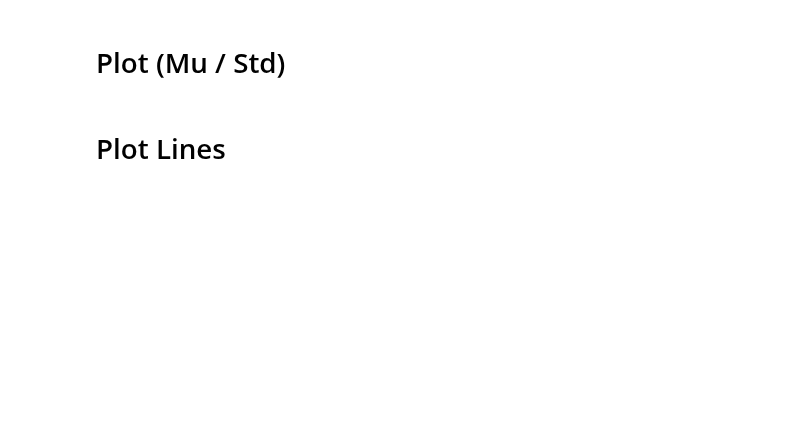
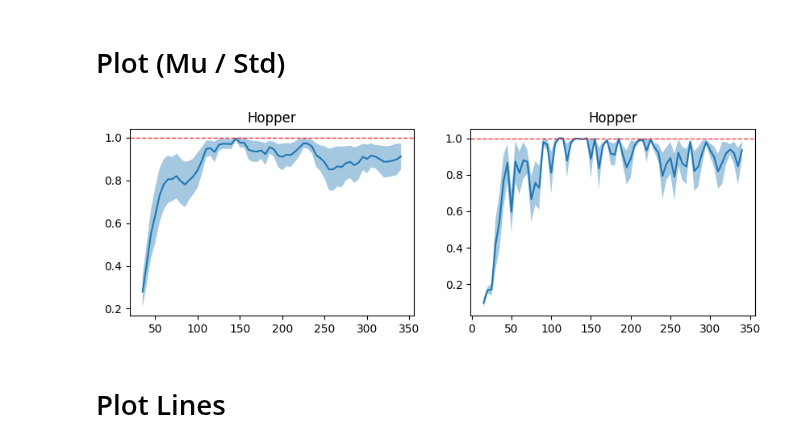
Before and after one commit to adibka/RIZE, a Jupyter notebook: plot.ipynb, the cells around one changed output. Saved outputs shown, nothing was run; the diff lists cells and outputs as text; code cells hidden in the pictures; blank space fills up the shorter version.

Commit message:
update plotting

```diff
--- a/plot.ipynb
+++ b/plot.ipynb
@@ -536,6 +512,0 @@ def plot_curves(paths,
-# %%
-paths = (path_s0, path_s1, path_s2)
-plot_curves(paths, 'Walker', 330, title='Z Estimation', item='evaluation/EB/Q_Pred Mean', std_coef=0.5, window=10)
-# %%
-paths = (path_s0, path_s1, path_s2)
-plot_curves(paths, 'Walker', 330, title='b value', item='trainer/Bias Value', std_coef=0.5, window=10)
@@ -542,2 +559,5 @@ plot_curves(paths, 'Walker', 330, title='b value', item='trainer/Bias Value', st
+# %%
+paths = (path_s0, path_s1, path_s2, path_s3, path_s4)
+df = x_runs(paths, 'hopper', d1=False, save_df=True)
 # %% [markdown]
 # Plot (Mu / Std)
@@ -605,3 +564,37 @@ plot_curves(paths, 'Walker', 330, std_coef=0.5, window=10)
+# %%
+def plot_curves(df_path,
+                std_coef=0.5,
+                window=5,
+                alpha=0.4):
+
+    df = pandas.read_csv(df_path)
+    steps = df['steps']
+    mean, std = df['mean'], df['std']
+    ma_mean = mean.rolling(window).mean()
+    ma_std = std.rolling(window).mean()
+    env_id = df_path.split('-')[1].capitalize()
+
+    fig, axs = plt.subplots(1, 2, figsize=(10,3))
+    axs[0].plot(steps, ma_mean, ls='-')
+    axs[0].fill_between(x=steps,
+                     y1=(ma_mean - std_coef * ma_std),
+                     y2=(ma_mean + std_coef * ma_std),
+                     alpha=alpha)
+    axs[0].axhline(y=1, c='r', ls='--', lw=1, alpha=0.8)
+    axs[0].set_title(f"{env_id}")
+    axs[1].plot(steps, mean, ls='-')
+    axs[1].fill_between(x=steps,
+                     y1=(mean - std_coef * std),
+                     y2=(mean + std_coef * std),
+                     alpha=alpha)
+    axs[1].axhline(y=1, c='r', ls='--', lw=1, alpha=0.8)
+    axs[1].set_title(f"{env_id}")
+
+    plt.show()
+# %%
+plot_curves('x-hopper-10.csv')
+# %% [output]
+[figure, added]
 # %% [markdown]
 # Plot Lines
 # %%
```
Also changed, not shown: parts of 43 cells of this notebook, 12 other files.
